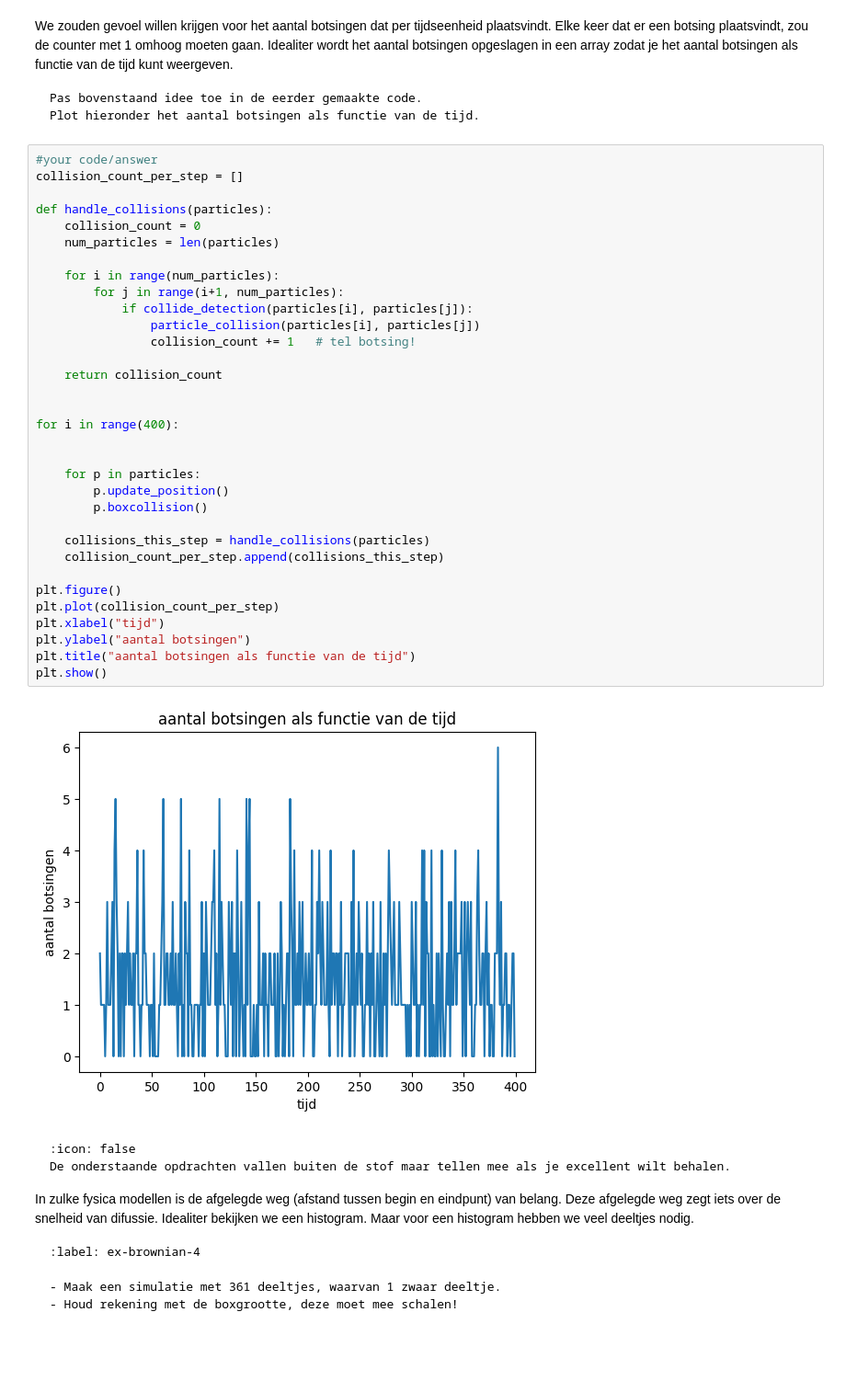
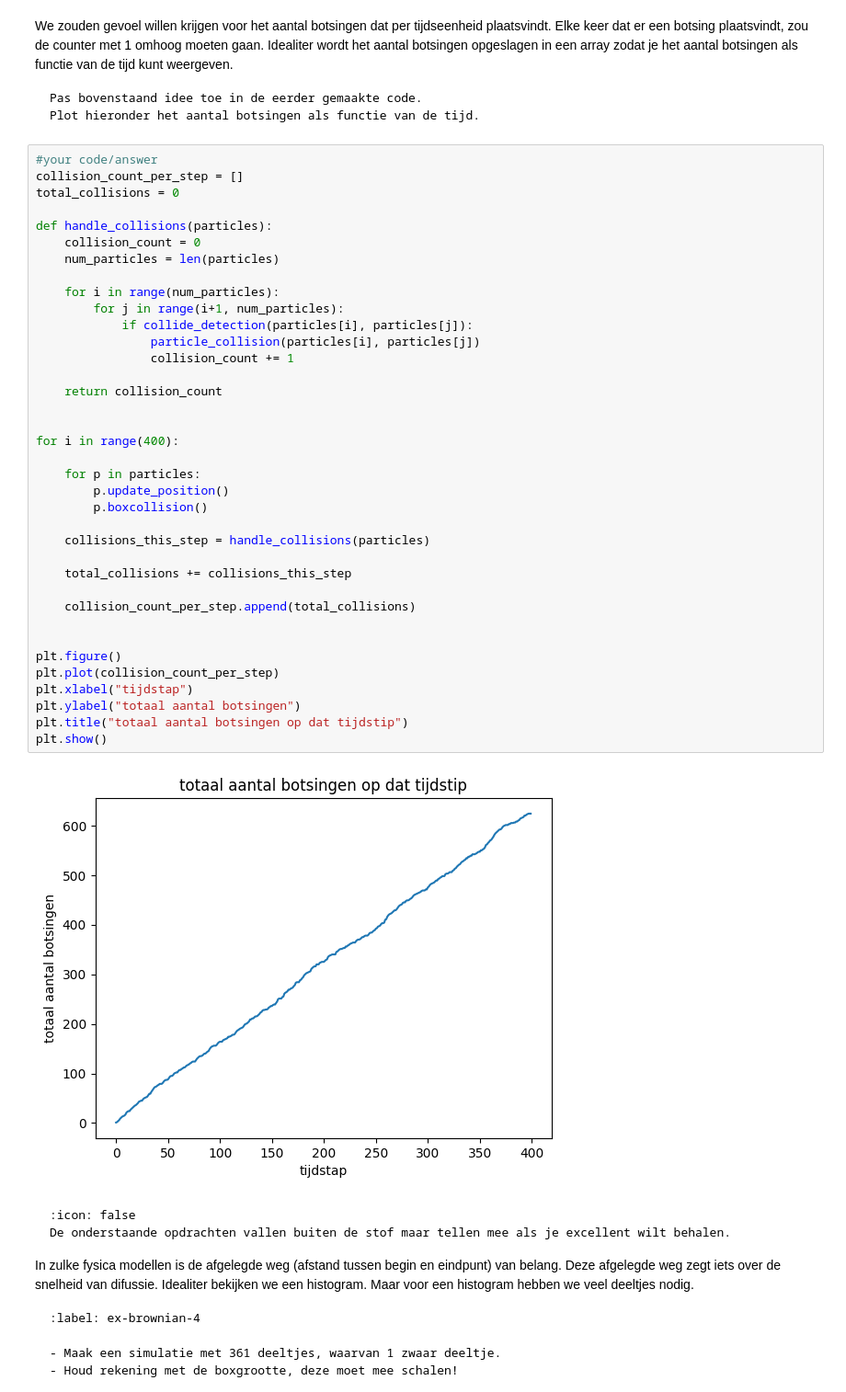
Before and after one commit to Roosmarijnkos/104, a Jupyter notebook: Content/PySim/4_brownianmotion.ipynb, the cells around one changed output. Shown at 92% size. Saved outputs shown, nothing was run; the diff lists cells and outputs as text; blank space fills up the shorter version.

````diff
--- a/Content/PySim/4_brownianmotion.ipynb
+++ b/Content/PySim/4_brownianmotion.ipynb
@@ -244,38 +244,42 @@ Plot hieronder het aantal botsingen als functie van de tijd.
 # %%
 #your code/answer
 collision_count_per_step = []
+total_collisions = 0
 
 def handle_collisions(particles):
     collision_count = 0
     num_particles = len(particles)
 
     for i in range(num_particles):
         for j in range(i+1, num_particles):
             if collide_detection(particles[i], particles[j]):
                 particle_collision(particles[i], particles[j])
-                collision_count += 1   # tel botsing!
+                collision_count += 1
 
     return collision_count
 
 
 for i in range(400):
 
-
     for p in particles:
         p.update_position()
         p.boxcollision()
 
     collisions_this_step = handle_collisions(particles)
-    collision_count_per_step.append(collisions_this_step)
+
+    total_collisions += collisions_this_step
+
+    collision_count_per_step.append(total_collisions)
+
 
 plt.figure()
 plt.plot(collision_count_per_step)
-plt.xlabel("tijd")
-plt.ylabel("aantal botsingen")
-plt.title("aantal botsingen als functie van de tijd")
+plt.xlabel("tijdstap")
+plt.ylabel("totaal aantal botsingen")
+plt.title("totaal aantal botsingen op dat tijdstip")
 plt.show()
 # %% [output]
-[figure, old version]
+[figure, new version]
 # %% [markdown]
 ```{warning} 🌶 Let op!
 :icon: false
````
